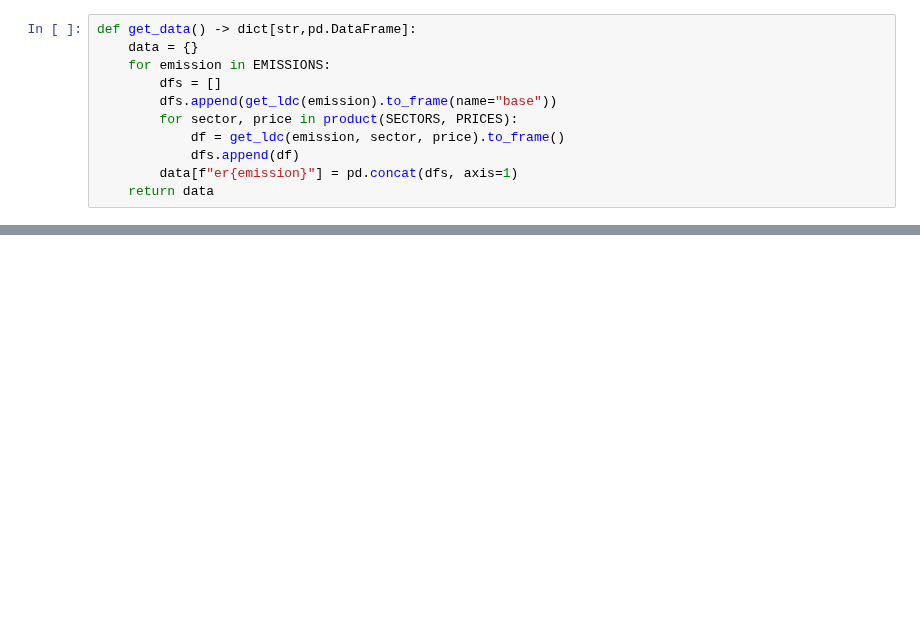
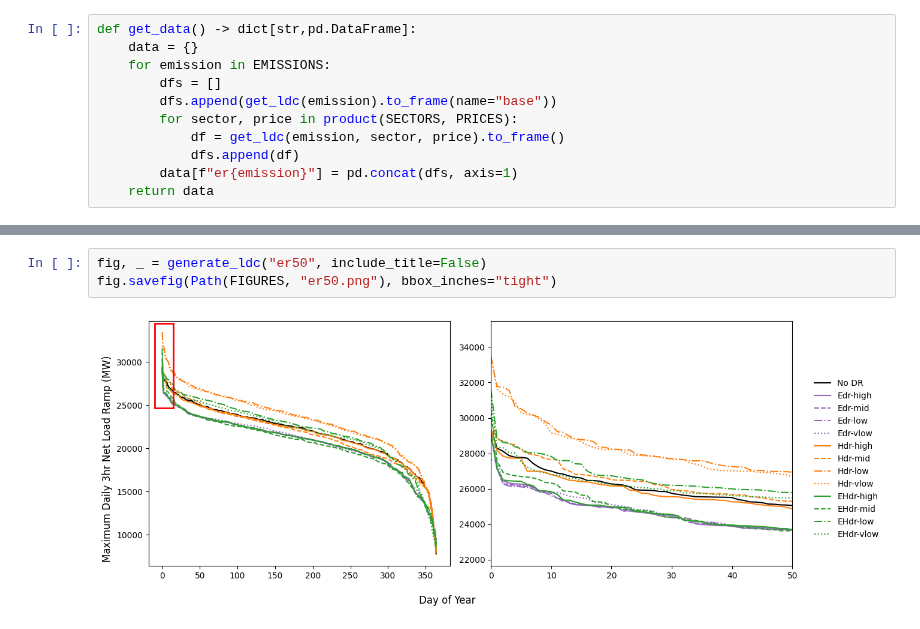
Before and after one commit to trevorb1/pypsa-demand-response, a Jupyter notebook: analysis/ramping.ipynb, the cells around one changed output, grey strips where cells are left out. Cells and saved outputs as stored; diff of their text form; blank space fills up the shorter version.

```diff
--- a/analysis/ramping.ipynb
+++ b/analysis/ramping.ipynb
@@ -149,0 +149,5 @@ generate_ldc("er50")
+# %%
+fig, _ = generate_ldc("er50", include_title=False)
+fig.savefig(Path(FIGURES, "er50.png"), bbox_inches="tight")
+# %% [output]
+[figure, added]
```
Also changed, not shown: parts of 10 cells of this notebook, 1 other file.
